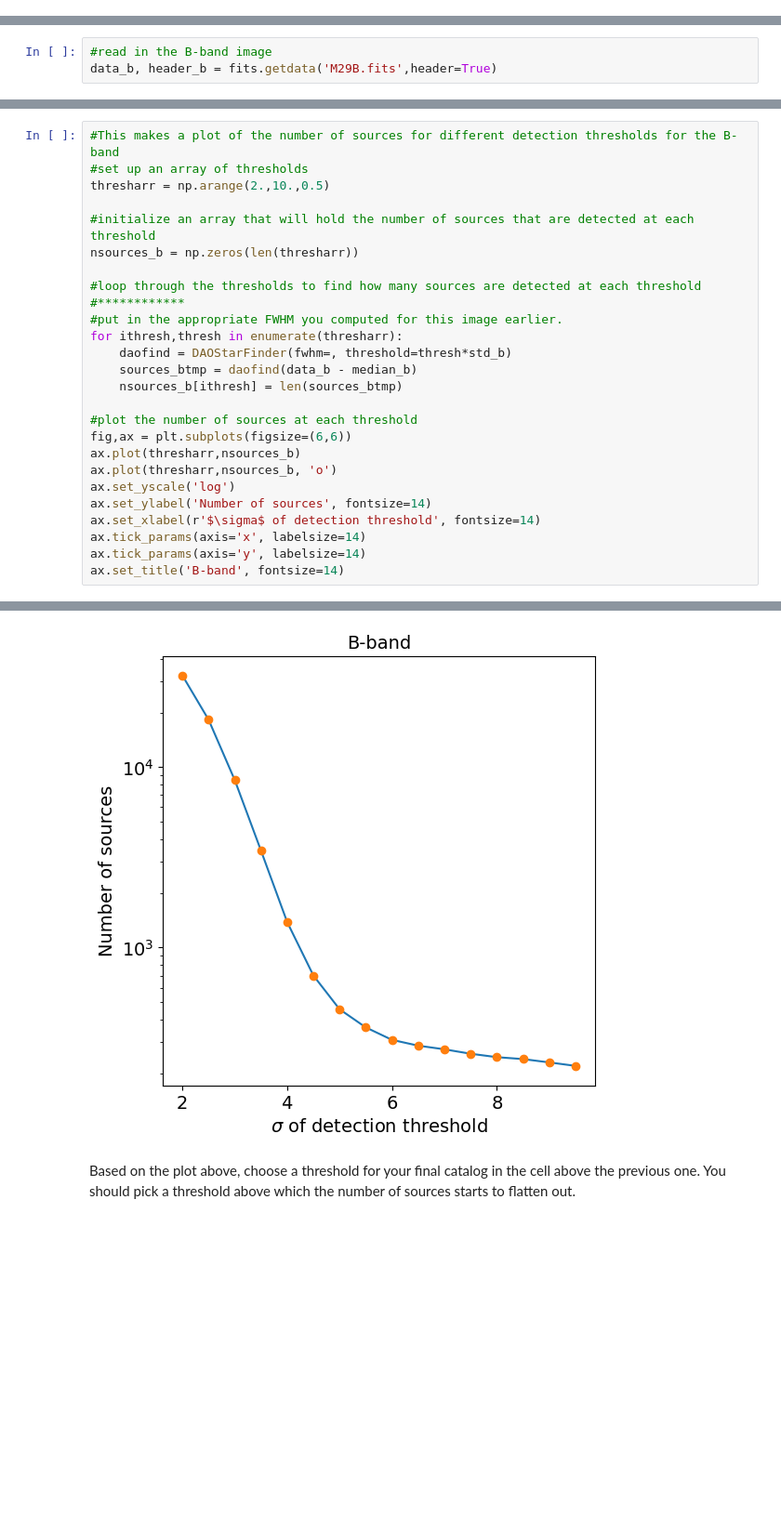
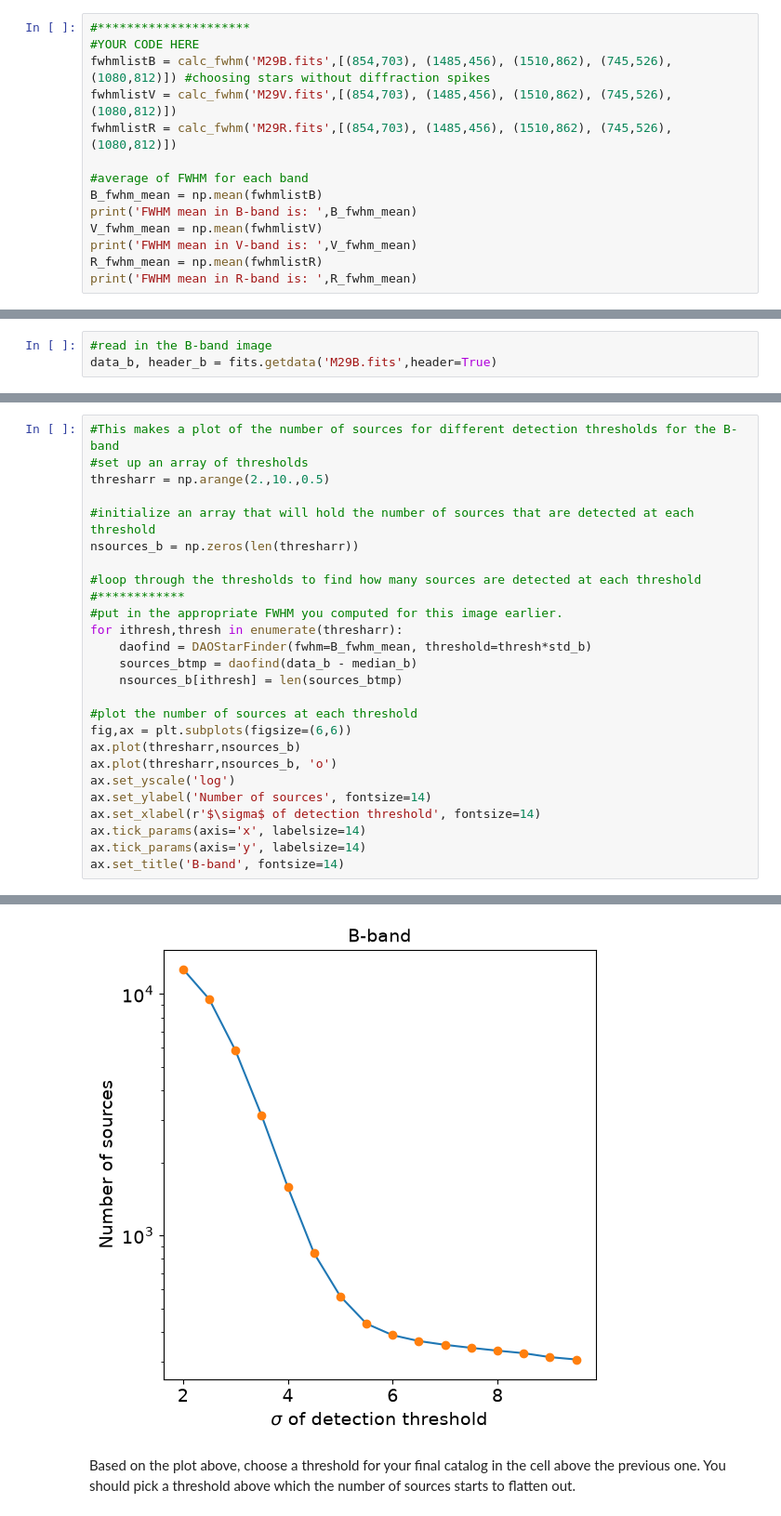
Before and after one commit to gabibolfing/Reductionproject_student, a Jupyter notebook: cluster_photometry_student.ipynb, the cells around one changed output, grey strips where cells are left out. Shown at 93% size. Drawn from its saved outputs; the diff is of its cells as text; blank space fills up the shorter version.

```diff
--- a/cluster_photometry_student.ipynb
+++ b/cluster_photometry_student.ipynb
@@ -387,0 +376,14 @@ WARNING: One or more fit(s) may not have converged. Please carefully check your
+# %%
+#*********************
+#YOUR CODE HERE
+fwhmlistB = calc_fwhm('M29B.fits',[(854,703), (1485,456), (1510,862), (745,526), (1080,812)]) #choosing stars without diffraction spikes
+fwhmlistV = calc_fwhm('M29V.fits',[(854,703), (1485,456), (1510,862), (745,526), (1080,812)])
+fwhmlistR = calc_fwhm('M29R.fits',[(854,703), (1485,456), (1510,862), (745,526), (1080,812)])
+
+#average of FWHM for each band
+B_fwhm_mean = np.mean(fwhmlistB)
+print('FWHM mean in B-band is: ',B_fwhm_mean)
+V_fwhm_mean = np.mean(fwhmlistV)
+print('FWHM mean in V-band is: ',V_fwhm_mean)
+R_fwhm_mean = np.mean(fwhmlistR)
+print('FWHM mean in R-band is: ',R_fwhm_mean)
@@ -441,31 +455,31 @@ NameError: name 'DAOStarFinder' is not defined
 # %%
 #This makes a plot of the number of sources for different detection thresholds for the B-band
 #set up an array of thresholds
 thresharr = np.arange(2.,10.,0.5)
 
 #initialize an array that will hold the number of sources that are detected at each threshold
 nsources_b = np.zeros(len(thresharr))
 
 #loop through the thresholds to find how many sources are detected at each threshold
 #************
 #put in the appropriate FWHM you computed for this image earlier.
 for ithresh,thresh in enumerate(thresharr):
-    daofind = DAOStarFinder(fwhm=, threshold=thresh*std_b)
+    daofind = DAOStarFinder(fwhm=B_fwhm_mean, threshold=thresh*std_b)
     sources_btmp = daofind(data_b - median_b)
     nsources_b[ithresh] = len(sources_btmp)
 
 #plot the number of sources at each threshold
 fig,ax = plt.subplots(figsize=(6,6))
 ax.plot(thresharr,nsources_b)
 ax.plot(thresharr,nsources_b, 'o')
 ax.set_yscale('log')
 ax.set_ylabel('Number of sources', fontsize=14)
 ax.set_xlabel(r'$\sigma$ of detection threshold', fontsize=14)
 ax.tick_params(axis='x', labelsize=14)
 ax.tick_params(axis='y', labelsize=14)
 ax.set_title('B-band', fontsize=14)
 # %% [output]
 Text(0.5, 1.0, 'B-band')
-[figure, old version]
+[figure, new version]
 # %% [markdown]
 Based on the plot above, choose a threshold for your final catalog in the cell above the previous one.  You should pick a threshold above which the number of sources starts to flatten out.
```
Also changed, not shown: parts of 11 cells of this notebook.
